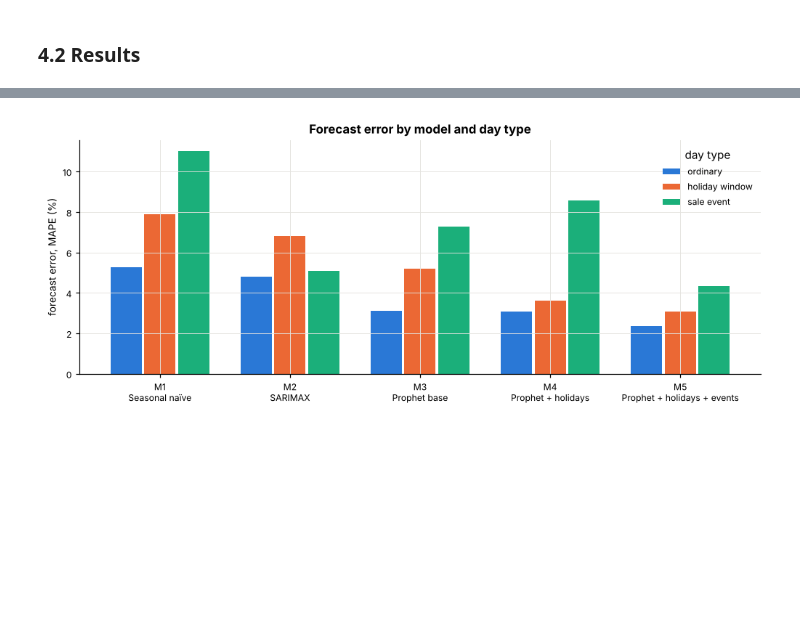
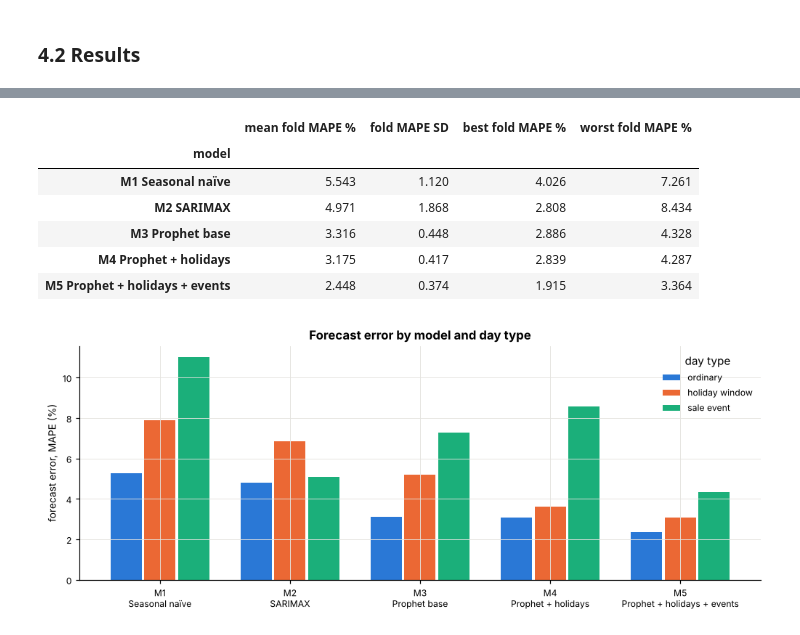
Before and after one commit to san2736/upi-project, a Jupyter notebook: upi_prophet_forecasting.ipynb, the cells around one changed output, grey strips where cells are left out. Drawn from its saved outputs; the diff is of its cells as text; code cells hidden in the pictures; blank space fills up the shorter version.

```diff
--- a/upi_prophet_forecasting.ipynb
+++ b/upi_prophet_forecasting.ipynb
@@ -536,3 +570,48 @@ SARIMAX (selection window): AIC = -3091.9, BIC = -2807.2
+# %%
+# Pooled error by forecast lead. lead_days is computed from each fold's forecast origin.
+if "lead_days" not in cv.columns:
+    raise ValueError("lead_days is missing; rerun the forecast-evaluation cells above.")
+
+horizon_rows = []
+for model, label in LABELS.items():
+    g = cv[cv.model == model]
+    for h in EVAL_HORIZONS:
+        gh = g[g.lead_days <= h]
+        if gh.empty:
+            continue
+        horizon_rows.append({
+            "model": label,
+            "horizon_days": h,
+            "MAPE %": mape(gh),
+            "WAPE %": wape(gh),
+            "MAE (million/day)": mae(gh),
+            "RMSE (million/day)": rmse(gh),
+        })
+horizon_results = pd.DataFrame(horizon_rows)
+horizon_results.to_csv(OUT / "horizon_results.csv", index=False)
+horizon_results.round(3)
+
+# Fold-level MAPE variation. These folds overlap in time, so this is descriptive variability,
+# not a formal independent-sample confidence interval.
+fold_rows = []
+for (model, cutoff), g in cv.groupby(["model", "cutoff"]):
+    fold_rows.append({"model": LABELS[model], "cutoff": cutoff,
+                      "MAPE %": mape(g), "WAPE %": wape(g), "MAE": mae(g), "RMSE": rmse(g)})
+fold_metrics = pd.DataFrame(fold_rows)
+fold_summary = (fold_metrics.groupby("model")["MAPE %"]
+                .agg(["mean", "std", "min", "max"]).rename(columns={"mean": "mean fold MAPE %",
+                "std": "fold MAPE SD", "min": "best fold MAPE %", "max": "worst fold MAPE %"}))
+fold_metrics.to_csv(OUT / "fold_metrics.csv", index=False)
+fold_summary.to_csv(OUT / "fold_summary.csv")
+fold_summary.round(3)
+# %% [output]
+|  | mean fold MAPE % | fold MAPE SD | best fold MAPE % | worst fold MAPE % |
+| model |  |  |  |  |
+| M1 Seasonal naïve | 5.543 | 1.120 | 4.026 | 7.261 |
+| M2 SARIMAX | 4.971 | 1.868 | 2.808 | 8.434 |
+| M3 Prophet base | 3.316 | 0.448 | 2.886 | 4.328 |
+| M4 Prophet + holidays | 3.175 | 0.417 | 2.839 | 4.287 |
+| M5 Prophet + holidays + events | 2.448 | 0.374 | 1.915 | 3.364 |
 # %%
 fig, ax = plt.subplots(figsize=(11, 3.8))
 w = 0.26
```
Also changed, not shown: parts of 9 cells of this notebook, 25 other files.
